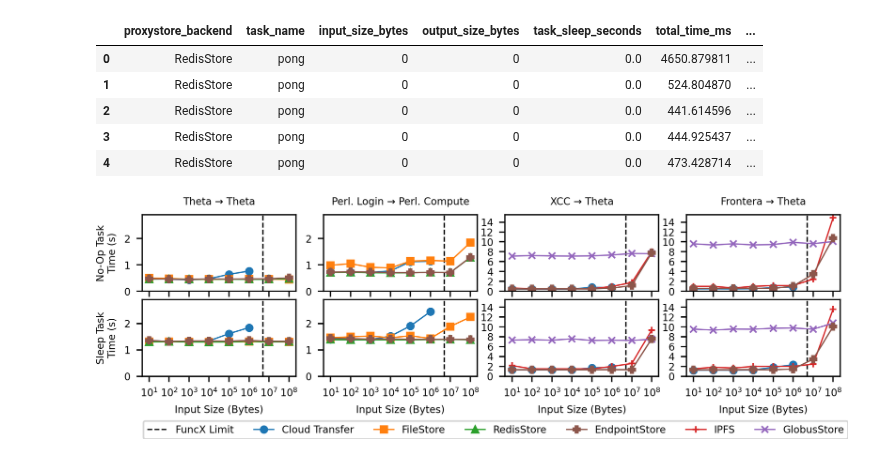
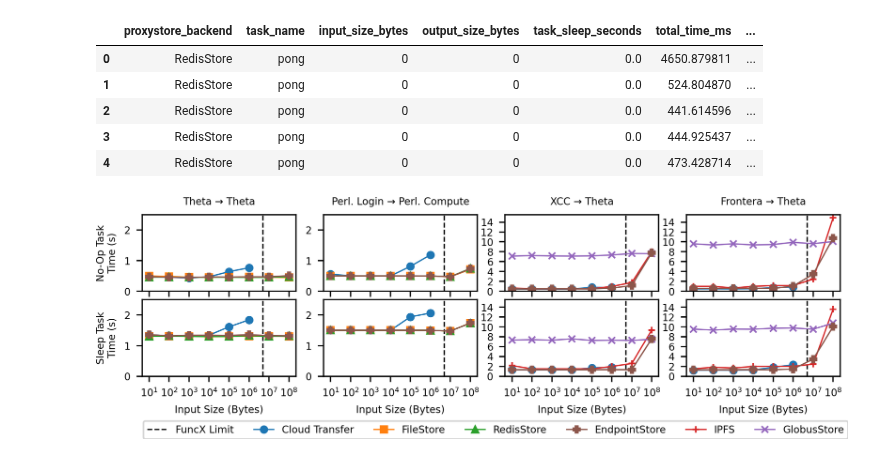
Before and after one commit to proxystore/sc23-evaluation, a Jupyter notebook: 0-proxystore-with-faas.ipynb, the cells around one changed output. Cells and saved outputs as stored; diff of their text form; code cells hidden in the pictures.

Commit message:
Rerun Perlmutter results and remove 10^7 FuncX results

```diff
--- a/0-proxystore-with-faas.ipynb
+++ b/0-proxystore-with-faas.ipynb
@@ -181,8 +181,6 @@ for i in range(rows):
         for backend in backends:
             if backend in data:
                 xy = [(x, y) for x, y in zip(data[backend]['sizes'], data[backend]['times']) if 0 < x < 1e9]
-                if backend == 'FuncX':
-                    xy = xy[:-1]
                 x, y  = zip(*xy)
                 label = 'Cloud Transfer' if backend == 'FuncX' else backend
                 ax.plot(x, y, marker=markers_[backend], label=label, color=colors[backend])
@@ -197,33 +195,33 @@ for i in range(rows):
                 legend_handles[label] = handle
 
 axs[1, 0].set_xlabel('Input Size (Bytes)')
 axs[1, 1].set_xlabel('Input Size (Bytes)')
 axs[1, 2].set_xlabel('Input Size (Bytes)')
 axs[1, 3].set_xlabel('Input Size (Bytes)')
 axs[0, 0].set_ylabel('No-Op Task\nTime (s)')
 axs[1, 0].set_ylabel('Sleep Task\nTime (s)')
 axs[0, 0].set_title('Theta → Theta')
 axs[0, 1].set_title('Perl. Login → Perl. Compute')
 axs[0, 2].set_title('XCC → Theta')
 axs[0, 3].set_title('Frontera → Theta')
 
 axs[1, 0].legend(legend_handles.values(), legend_handles.keys(), loc='upper center', bbox_to_anchor=(2.3, -0.52), ncol=7)
 
 # Restrict y axis range
 for yi in (0, 1):
     for xi in (0, 1, 2, 3):
-        axs[yi, xi].set_ylim([0, 2.9 if xi < 2 else 15.5])
-        axs[yi, xi].set_ylim([0, 2.9 if xi < 2 else 15.5])
+        axs[yi, xi].set_ylim([0, 2.5 if xi < 2 else 15.5])
+        axs[yi, xi].set_ylim([0, 2.5 if xi < 2 else 15.5])
 
 # Restrict y labels to integers
 for yi in (0, 1):
     for xi in (0, 1, 2, 3):
         axs[yi, xi].get_yaxis().set_major_locator(mticker.MaxNLocator(integer=True))
 
 #fig.tight_layout() #h_pad=0.5, w_pad=0.75)
 plt.subplots_adjust(wspace=0.18, hspace=0.11)
 
 fig.set_size_inches(7.5, 1.75)
 plt.savefig('figures/funcx-roundtrip-task-times.pdf', pad_inches=0.05)
 # %% [output]
-[figure, old version]
+[figure, new version]
```
Also changed, not shown: 9 other files.
